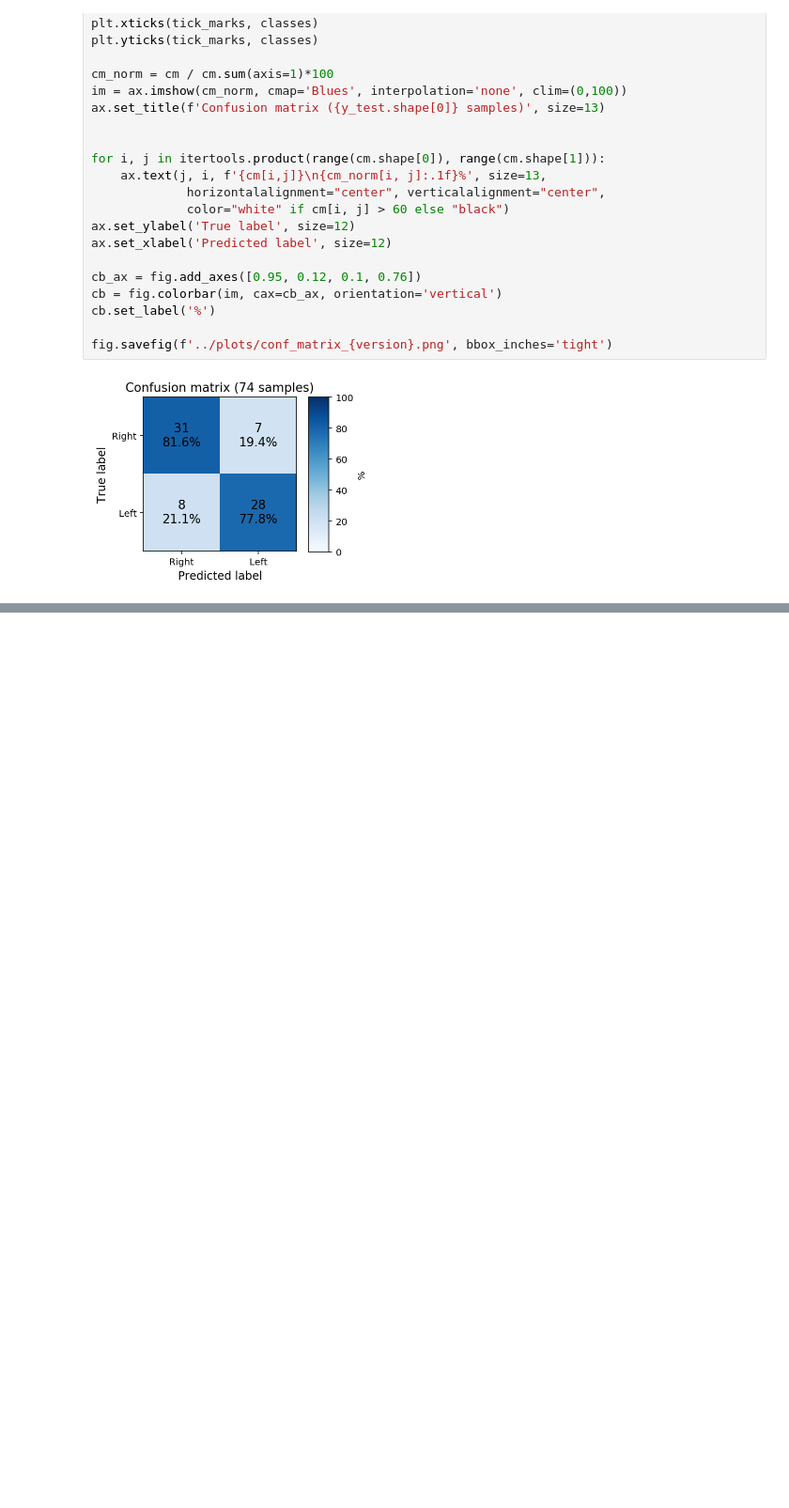
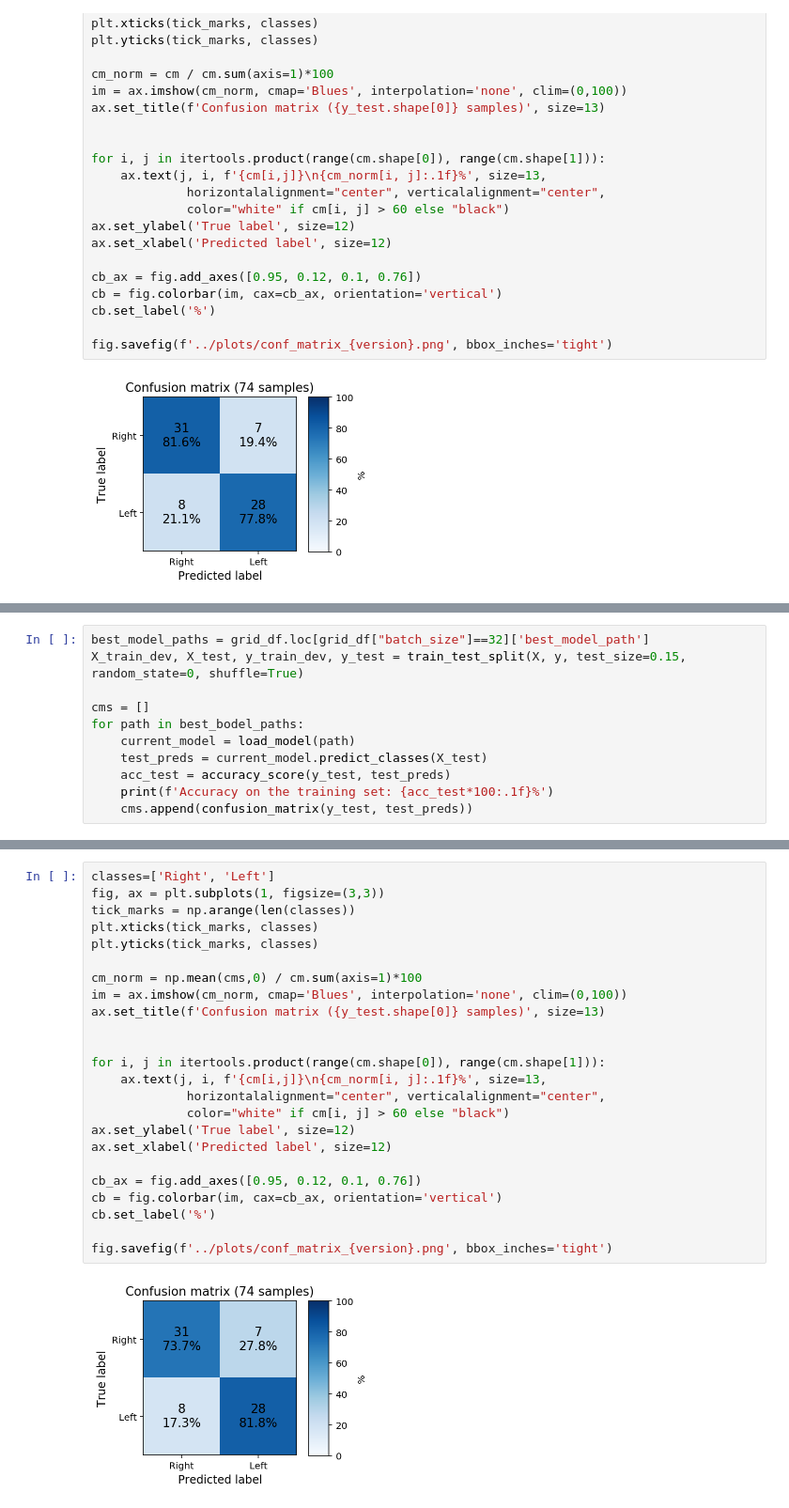
Before and after one commit to AndreaAmico/DeepMouse, a Jupyter notebook: training_models/keras_04.ipynb, the cells around one changed output, grey strips where cells are left out. Shown at 94% size. Saved outputs shown, nothing was run; the diff lists cells and outputs as text; blank space fills up the shorter version.

```diff
--- a/training_models/keras_04.ipynb
+++ b/training_models/keras_04.ipynb
@@ -331,0 +337,11 @@ fig.savefig(f'../plots/conf_matrix_{version}.png', bbox_inches='tight')
+# %%
+best_model_paths = grid_df.loc[grid_df["batch_size"]==32]['best_model_path']
+X_train_dev, X_test, y_train_dev, y_test = train_test_split(X, y, test_size=0.15, random_state=0, shuffle=True)
+
+cms = []
+for path in best_bodel_paths:
+    current_model = load_model(path)
+    test_preds = current_model.predict_classes(X_test)
+    acc_test = accuracy_score(y_test, test_preds)
+    print(f'Accuracy on the training set: {acc_test*100:.1f}%')
+    cms.append(confusion_matrix(y_test, test_preds))
@@ -331,0 +358,26 @@ fig.savefig(f'../plots/conf_matrix_{version}.png', bbox_inches='tight')
+# %%
+classes=['Right', 'Left']
+fig, ax = plt.subplots(1, figsize=(3,3))
+tick_marks = np.arange(len(classes))
+plt.xticks(tick_marks, classes)
+plt.yticks(tick_marks, classes)
+
+cm_norm = np.mean(cms,0) / cm.sum(axis=1)*100
+im = ax.imshow(cm_norm, cmap='Blues', interpolation='none', clim=(0,100))
+ax.set_title(f'Confusion matrix ({y_test.shape[0]} samples)', size=13)
+
+
+for i, j in itertools.product(range(cm.shape[0]), range(cm.shape[1])):
+    ax.text(j, i, f'{cm[i,j]}\n{cm_norm[i, j]:.1f}%', size=13,
+             horizontalalignment="center", verticalalignment="center",
+             color="white" if cm[i, j] > 60 else "black")
+ax.set_ylabel('True label', size=12)
+ax.set_xlabel('Predicted label', size=12)
+
+cb_ax = fig.add_axes([0.95, 0.12, 0.1, 0.76])
+cb = fig.colorbar(im, cax=cb_ax, orientation='vertical')
+cb.set_label('%')
+
+fig.savefig(f'../plots/conf_matrix_{version}.png', bbox_inches='tight')
+# %% [output]
+[figure, added]
```
Also changed, not shown: parts of 7 cells of this notebook, 6 other files.
